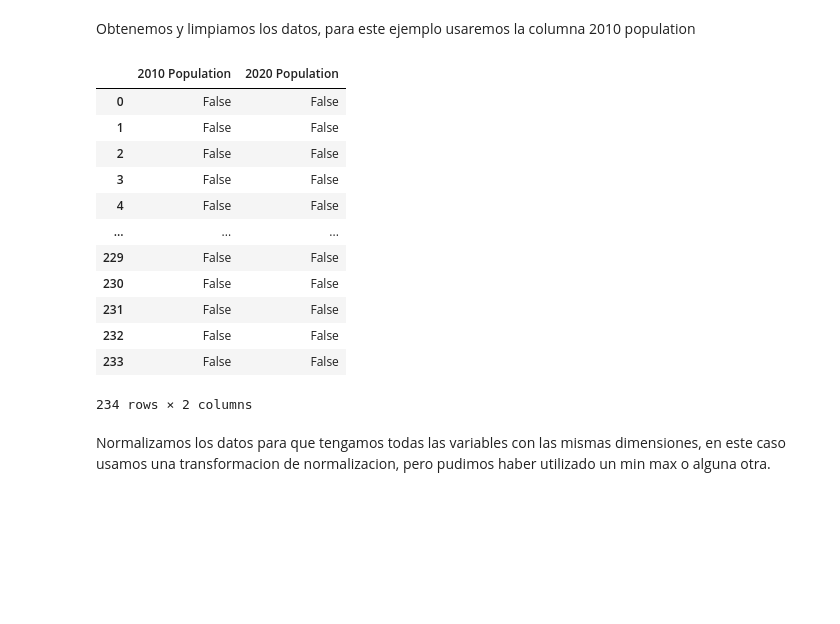
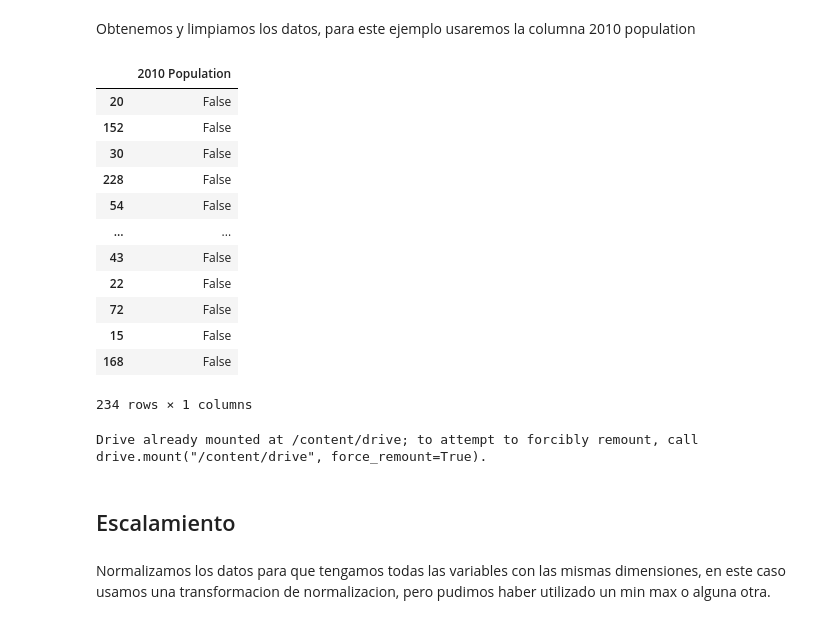
Before and after one commit to andreavazquezt/ProyectoIntegrador, a Jupyter notebook: Avance2_Equipo4.ipynb, the cells around one changed output. Drawn from its saved outputs; the diff is of its cells as text; code cells hidden in the pictures; blank space fills up the shorter version.

```diff
--- a/Avance2_Equipo4.ipynb
+++ b/Avance2_Equipo4.ipynb
@@ -21,0 +24,2 @@ from scipy import stats as sts
+# %%
+df = pd.read_csv("/content/drive/MyDrive/world_population.csv")
@@ -21,0 +51,3 @@ from scipy import stats as sts
+# %%
+dforiginal = df.interpolate(method ='linear', limit_direction ='forward')
+dforiginal
@@ -21,0 +88,8 @@ from scipy import stats as sts
+# %%
+dforiginal = dforiginal.sample(frac=1, random_state=2)
+train_df = dforiginal[:180]
+train_df = train_df.reset_index(drop=True)
+test_df = dforiginal[180:]
+test_df = test_df.reset_index(drop=True)
+
+train_df
@@ -24,25 +206,32 @@ from scipy import stats as sts
 # %% [markdown]
 Obtenemos y limpiamos los datos, para este ejemplo usaremos la columna 2010 population
 # %%
-dforiginal = pd.read_csv("sample_data/world_population.csv")
+
 df = dforiginal[['2010 Population']]
 df=df.interpolate(method ='linear', limit_direction ='forward')
 fd=df.dropna()
 df.isnull()
 # %% [output]
-|  | 2010 Population | 2020 Population |
-| 0 | False | False |
-| 1 | False | False |
-| 2 | False | False |
-| 3 | False | False |
-| 4 | False | False |
-| ... | ... | ... |
-| 229 | False | False |
-| 230 | False | False |
-| 231 | False | False |
-| 232 | False | False |
-| 233 | False | False |
+|  | 2010 Population |
+| 20 | False |
+| 152 | False |
+| 30 | False |
+| 228 | False |
+| 54 | False |
+| ... | ... |
+| 43 | False |
+| 22 | False |
+| 72 | False |
+| 15 | False |
+| 168 | False |
-234 rows × 2 columns
+234 rows × 1 columns
+# %%
+from google.colab import drive
+drive.mount('/content/drive')
+# %% [output]
+Drive already mounted at /content/drive; to attempt to forcibly remount, call drive.mount("/content/drive", force_remount=True).
+# %% [markdown]
+## Escalamiento
 # %% [markdown]
 Normalizamos los datos para que tengamos todas las variables con las mismas dimensiones, en este caso usamos una transformacion de normalizacion, pero pudimos haber utilizado un min max o alguna otra.
 # %%
```
Also changed, not shown: parts of 32 cells of this notebook.
